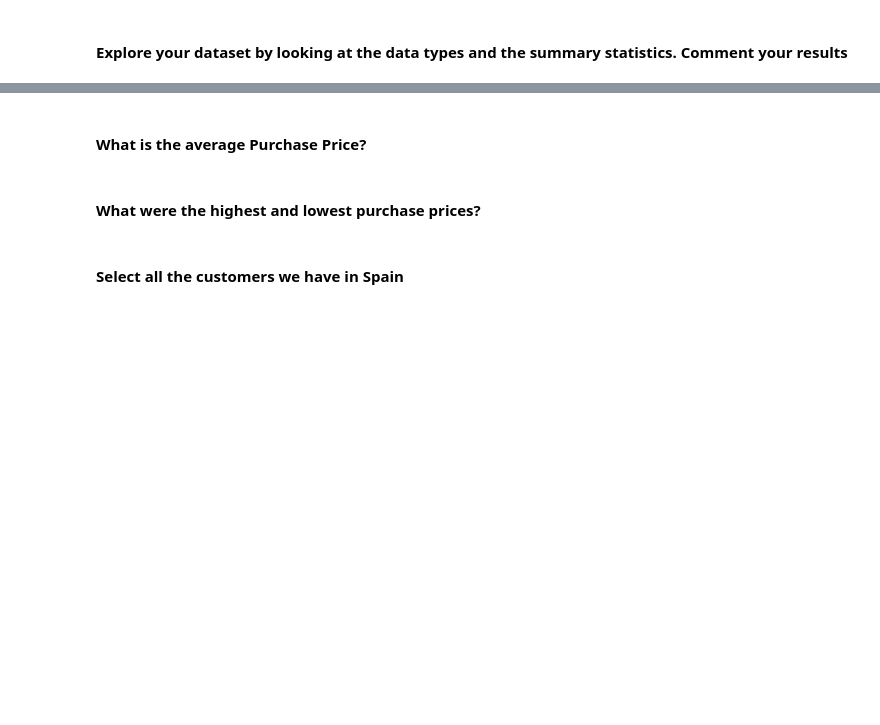
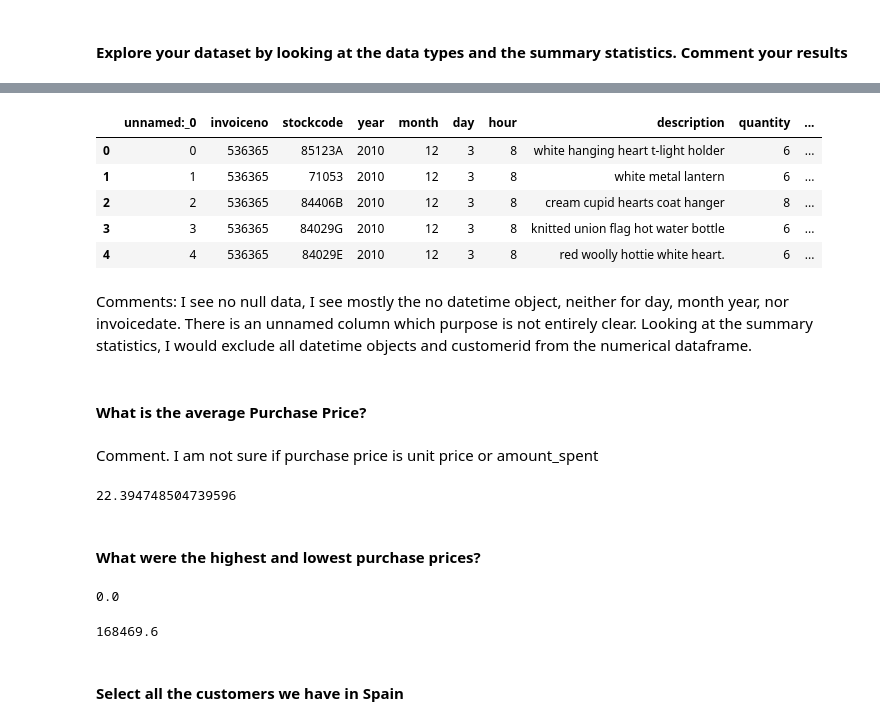
Before and after one commit to Bumbledebee/lab-descriptive-stats-en, a Jupyter notebook: your-code/main.ipynb, the cells around one changed output, grey strips where cells are left out. Cells and saved outputs as stored; diff of their text form; code cells hidden in the pictures; blank space fills up the shorter version.

```diff
--- a/your-code/main.ipynb
+++ b/your-code/main.ipynb
@@ -417,2 +455,13 @@ orders.columns = [column.lower().replace(" ", "_") for column in orders.columns]
+# %%
+orders.head()
+# %% [output]
+|  | unnamed:_0 | invoiceno | stockcode | year | month | day | hour | description | quantity | ... |
+| 0 | 0 | 536365 | 85123A | 2010 | 12 | 3 | 8 | white hanging heart t-light holder | 6 | ... |
+| 1 | 1 | 536365 | 71053 | 2010 | 12 | 3 | 8 | white metal lantern | 6 | ... |
+| 2 | 2 | 536365 | 84406B | 2010 | 12 | 3 | 8 | cream cupid hearts coat hanger | 8 | ... |
+| 3 | 3 | 536365 | 84029G | 2010 | 12 | 3 | 8 | knitted union flag hot water bottle | 6 | ... |
+| 4 | 4 | 536365 | 84029E | 2010 | 12 | 3 | 8 | red woolly hottie white heart. | 6 | ... |
+# %% [markdown]
+Comments: I see no null data, I see mostly the no datetime object, neither for day, month year, nor invoicedate. There is an unnamed column which purpose is not entirely clear. Looking at the summary statistics, I would exclude all datetime objects and customerid from the numerical dataframe.
 # %% [markdown]
 ####  What is the average Purchase Price?
@@ -421,2 +468,8 @@ orders.columns = [column.lower().replace(" ", "_") for column in orders.columns]
+# %% [markdown]
+Comment. I am not sure if purchase price is unit price or amount_spent
+# %%
+orders['amount_spent'].mean()
+# %% [output]
+22.394748504739596
 # %% [markdown]
 #### What were the highest and lowest purchase prices?
@@ -427,2 +476,10 @@ orders.columns = [column.lower().replace(" ", "_") for column in orders.columns]
+# %%
+orders['amount_spent'].min()
+# %% [output]
+0.0
+# %%
+orders['amount_spent'].max()
+# %% [output]
+168469.6
 # %% [markdown]
 #### Select all the customers we have in Spain
```
Also changed, not shown: parts of 40 cells of this notebook.
